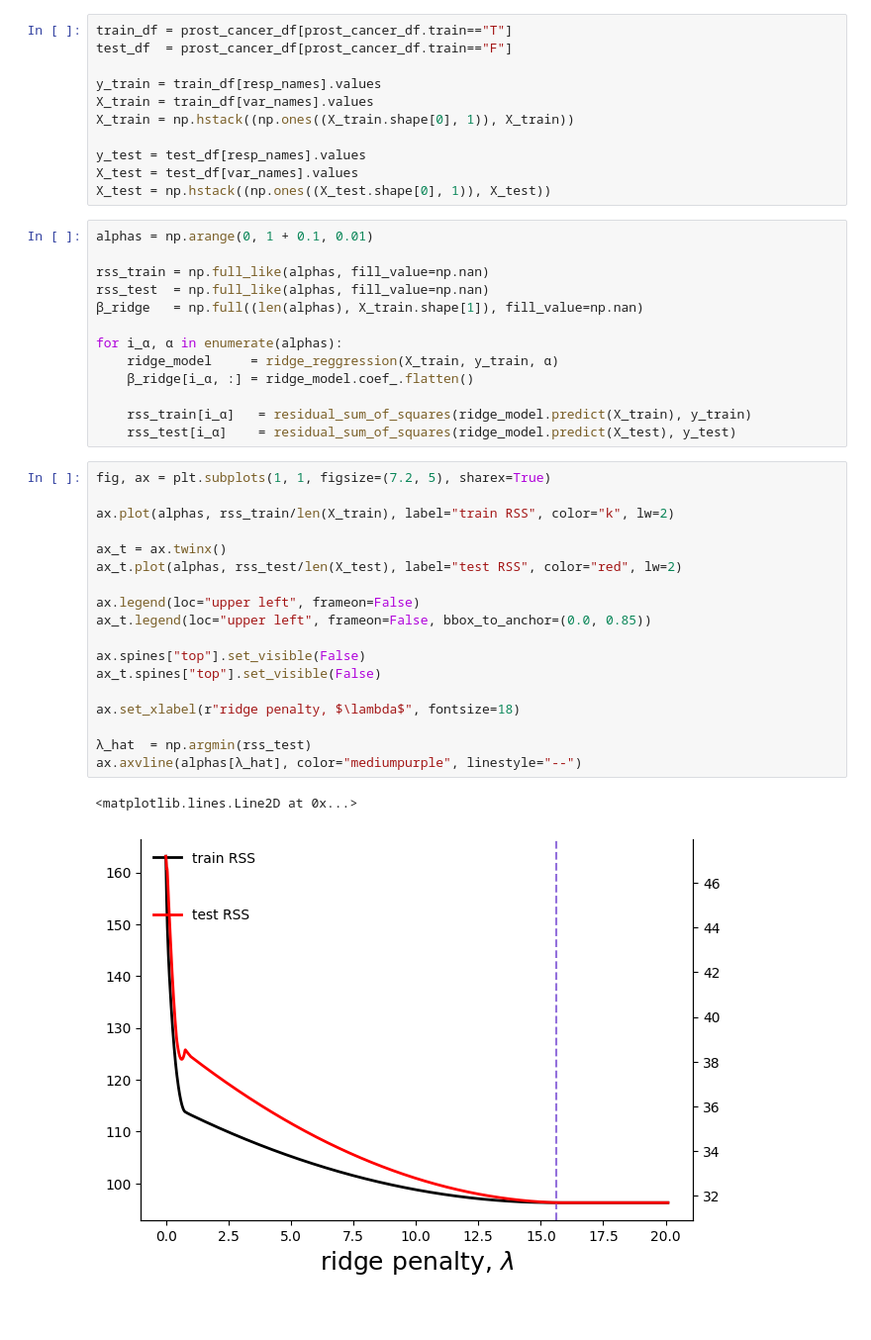
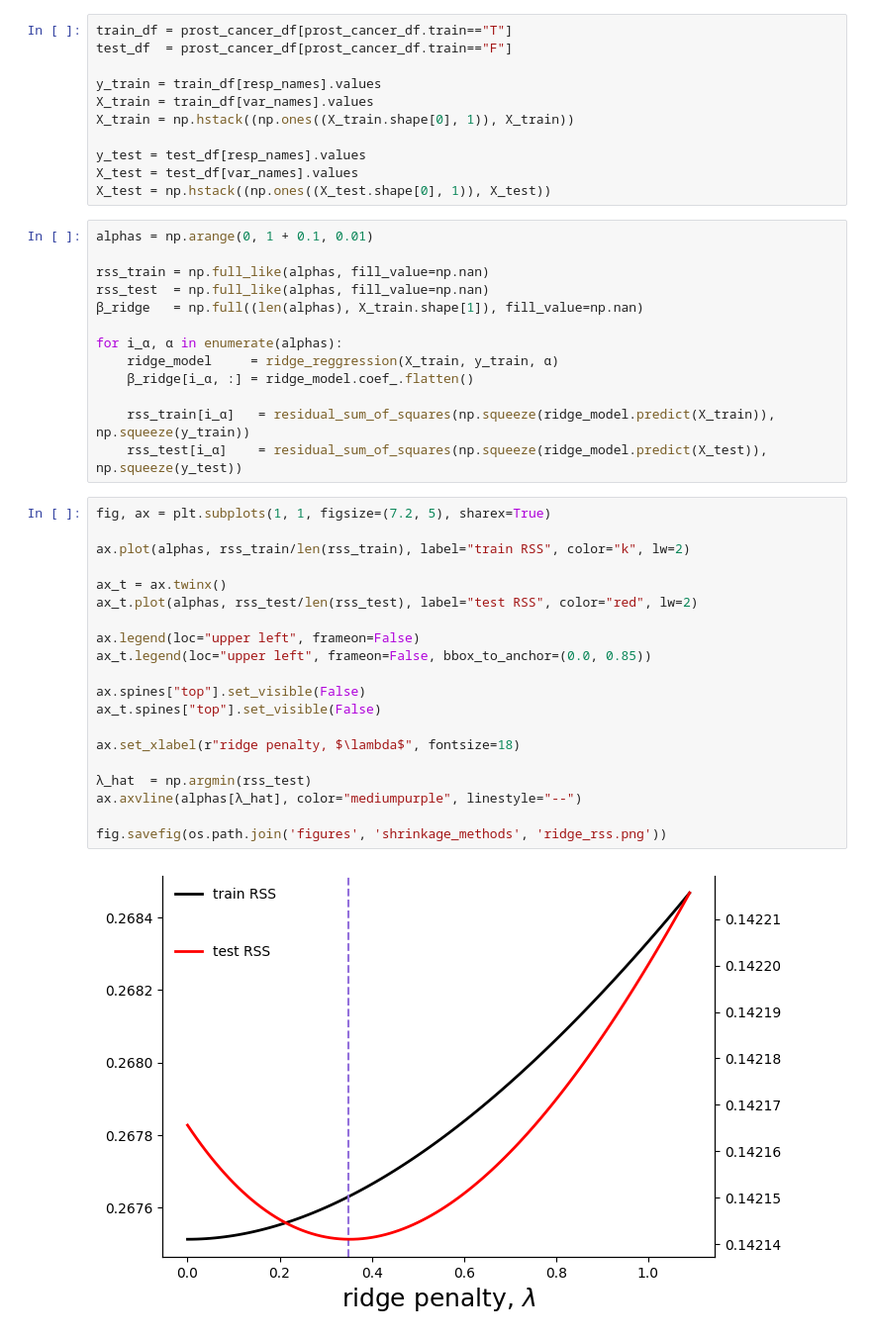
Before and after one commit to ChaosDonkey06/Stats-ML4Genomics, a Jupyter notebook: recitations/10-10-2024.ipynb, the cells around one changed output. Shown at 99% size. Saved outputs shown, nothing was run; the diff lists cells and outputs as text; blank space fills up the shorter version.

Commit message:
update all figures of shrinkage methods

```diff
--- a/recitations/10-10-2024.ipynb
+++ b/recitations/10-10-2024.ipynb
@@ -72,29 +96,30 @@ for i_α, α in enumerate(alphas):
     ridge_model     = ridge_reggression(X_train, y_train, α)
     β_ridge[i_α, :] = ridge_model.coef_.flatten()
 
-    rss_train[i_α]   = residual_sum_of_squares(ridge_model.predict(X_train), y_train)
-    rss_test[i_α]    = residual_sum_of_squares(ridge_model.predict(X_test), y_test)
+    rss_train[i_α]   = residual_sum_of_squares(np.squeeze(ridge_model.predict(X_train)), np.squeeze(y_train))
+    rss_test[i_α]    = residual_sum_of_squares(np.squeeze(ridge_model.predict(X_test)), np.squeeze(y_test))
 # %%
 fig, ax = plt.subplots(1, 1, figsize=(7.2, 5), sharex=True)
 
-ax.plot(alphas, rss_train/len(X_train), label="train RSS", color="k", lw=2)
+ax.plot(alphas, rss_train/len(rss_train), label="train RSS", color="k", lw=2)
 
 ax_t = ax.twinx()
-ax_t.plot(alphas, rss_test/len(X_test), label="test RSS", color="red", lw=2)
+ax_t.plot(alphas, rss_test/len(rss_test), label="test RSS", color="red", lw=2)
 
 ax.legend(loc="upper left", frameon=False)
 ax_t.legend(loc="upper left", frameon=False, bbox_to_anchor=(0.0, 0.85))
 
 ax.spines["top"].set_visible(False)
 ax_t.spines["top"].set_visible(False)
 
 ax.set_xlabel(r"ridge penalty, $\lambda$", fontsize=18)
 
 λ_hat  = np.argmin(rss_test)
 ax.axvline(alphas[λ_hat], color="mediumpurple", linestyle="--")
+
+fig.savefig(os.path.join('figures', 'shrinkage_methods', 'ridge_rss.png'))
 # %% [output]
-<matplotlib.lines.Line2D at 0x...>
-[figure, old version]
+[figure, new version]
 # %%
 λ_hat  = np.argmin(rss_test)
 labels = ["intercept"] + var_names
```
Also changed, not shown: parts of 12 cells of this notebook, 13 other files.
